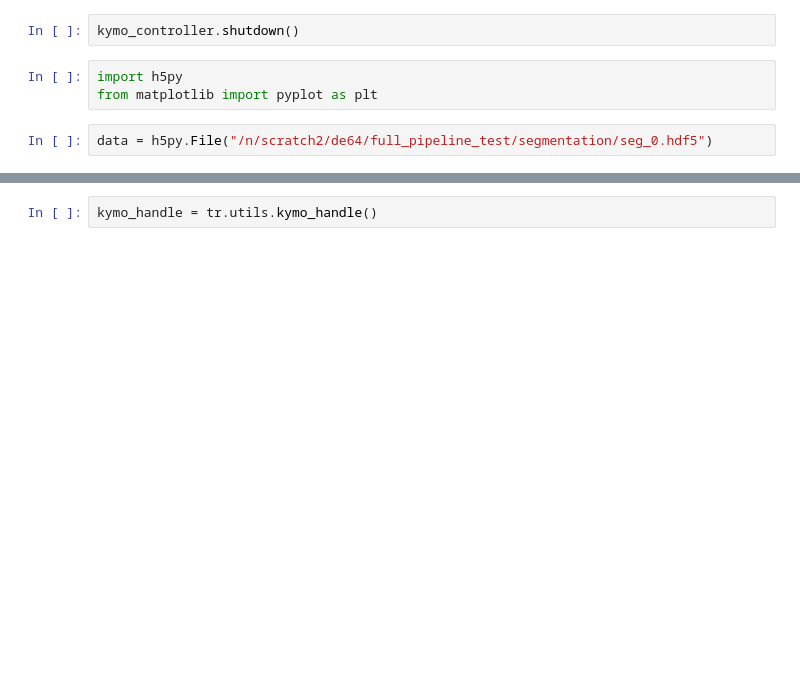
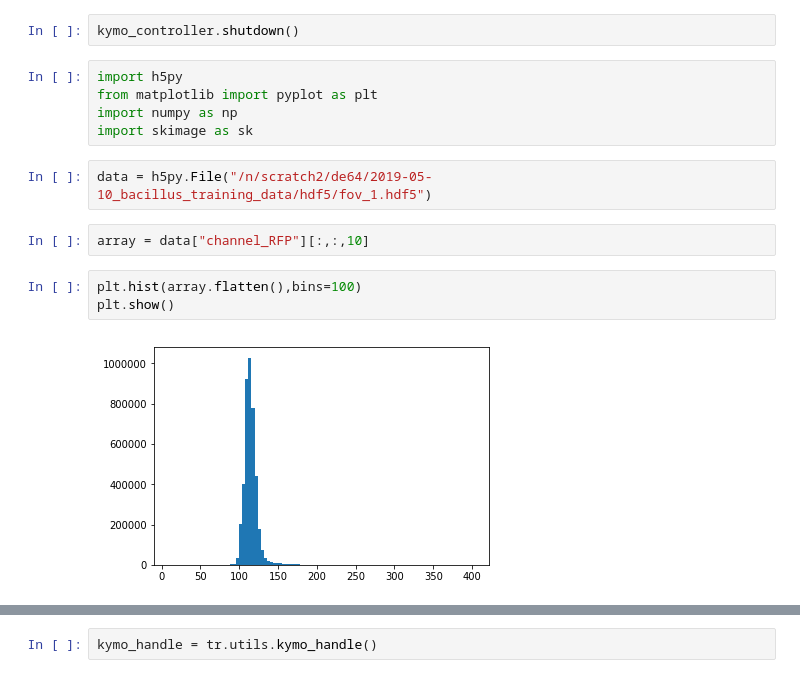
Before and after one commit to paulssonlab/TrenchRipper, a Jupyter notebook: Cluster_Notebook.ipynb, the cells around one changed output, grey strips where cells are left out. Cells and saved outputs as stored; diff of their text form; blank space fills up the shorter version.

```diff
--- a/Cluster_Notebook.ipynb
+++ b/Cluster_Notebook.ipynb
@@ -317,5 +360,14 @@ kymo_controller.shutdown()
 # %%
 import h5py
 from matplotlib import pyplot as plt
+import numpy as np
+import skimage as sk
 # %%
-data = h5py.File("/n/scratch2/de64/full_pipeline_test/segmentation/seg_0.hdf5")
+data = h5py.File("/n/scratch2/de64/2019-05-10_bacillus_training_data/hdf5/fov_1.hdf5")
+# %%
+array = data["channel_RFP"][:,:,10]
+# %%
+plt.hist(array.flatten(),bins=100)
+plt.show()
+# %% [output]
+[figure, added]
```
Also changed, not shown: parts of 36 cells of this notebook, 8 other files.
